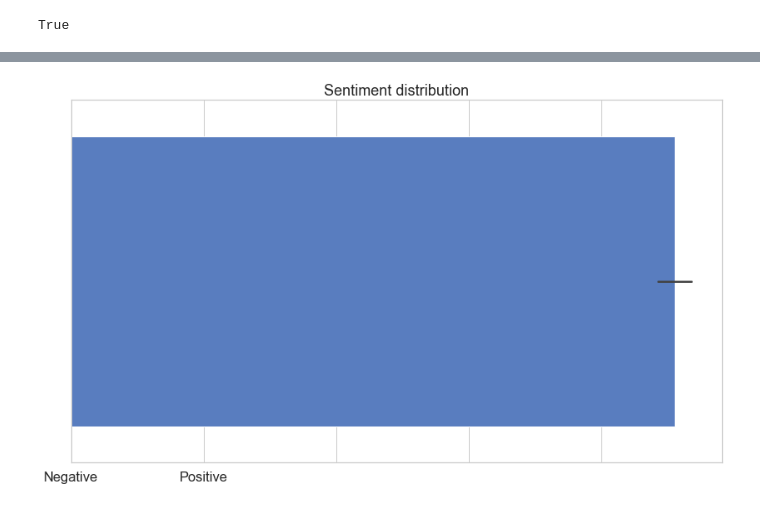
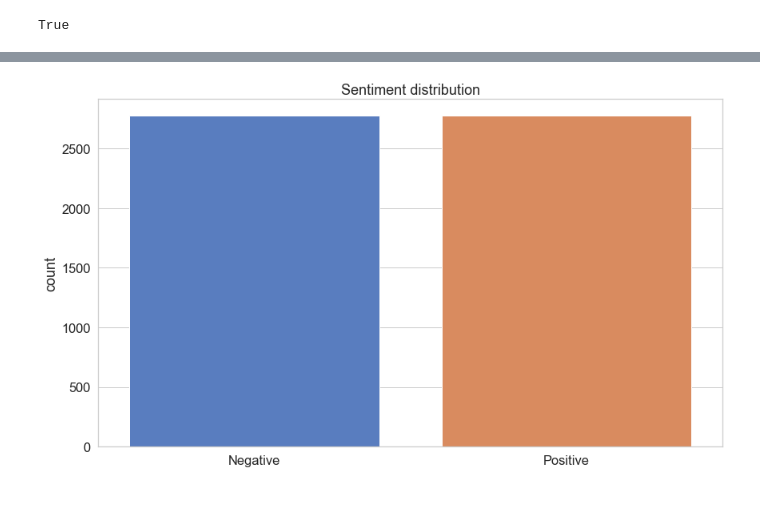
Before and after one commit to ezea213/mis612, a Jupyter notebook: sentiment01.ipynb, the cells around one changed output, grey strips where cells are left out. Saved outputs shown, nothing was run; the diff lists cells and outputs as text; code cells hidden in the pictures.

```diff
--- a/sentiment01.ipynb
+++ b/sentiment01.ipynb
@@ -57,10 +57,11 @@ print(train)
 # %%
-f = sns.barplot(x="sentiment", data=train)
+f = sns.countplot(x="sentiment", data=train)
+label = ['Negative', 'Positive']
 f.set_title("Sentiment distribution")
-f.set_xticklabels(['Negative', 'Positive'])
+f.set_xticklabels(label)
 plt.xlabel("");
 # %% [output]
-[figure, old version]
+[figure, new version]
 # %%
 text = " ".join(tweet for tweet in train.tweet)
 
```
Also changed, not shown: parts of 6 cells of this notebook, 3 other files.
